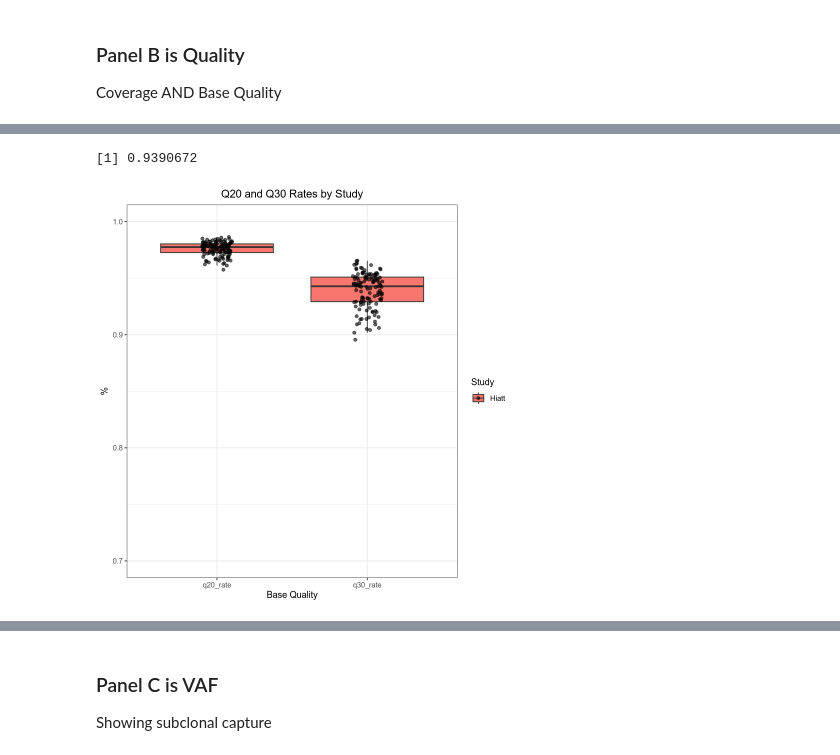
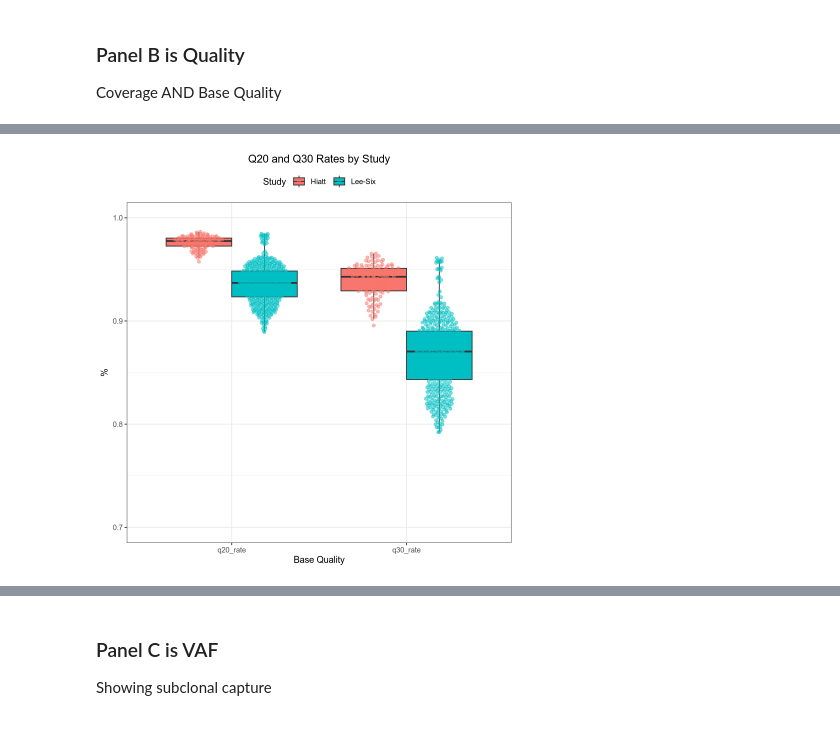
Before and after one commit to laurelhiatt/SEMIColon, a Jupyter notebook: scripts/figures/Figure1.ipynb, the cells around one changed output, grey strips where cells are left out. Saved outputs shown, nothing was run; the diff lists cells and outputs as text; code cells hidden in the pictures.

Commit message:
working on supp figures

```diff
--- a/scripts/figures/Figure1.ipynb
+++ b/scripts/figures/Figure1.ipynb
@@ -209,35 +175,40 @@ summary_stats <- df %>%
     names_to = "Quality_Metric",
     values_to = "Rate"
   )
-# %%
-mean(df_long$Rate[
-  df_long$group == "Hiatt" &
-  df_long$Quality_Metric == "q30_rate"
-], na.rm = TRUE)
-# %% [output]
-[1] 0.9390672
 # %%
-p <- ggplot(subset(df_long, group == "Hiatt"), aes(
+### Q20 and Q30 boxplot with jittered points for Supplementary Figure 1
+library(ggbeeswarm)
+p <- ggplot(df_long, aes(
   x = Quality_Metric,
   y = Rate,
   fill = group
 )) +
-  geom_boxplot(outlier.shape = NA) +
-  geom_jitter(width = 0.1, alpha = 0.6) +
+  geom_boxplot(
+    outlier.shape = NA,
+    position = position_dodge(width = 0.75)
+  ) +
+  geom_quasirandom(
+  aes(color = group),
+  dodge.width = 0.75,
+  alpha = 0.5,
+  size = 1.5
+) +
   coord_cartesian(ylim = c(0.7, 1.0)) +
   labs(
     title = "Q20 and Q30 Rates by Study",
     x = "Base Quality",
     y = "%",
-    fill = "Study"
+    fill = "Study",
+    color = "Study"
   ) +
   theme_bw() +
-  theme(
-    plot.title = element_text(hjust = 0.5)
-  )
+theme(
+  plot.title = element_text(hjust = 0.5),
+  legend.position = "top"
+)
 
 print(p)
 
-ggsave(filename = "Figure1/base_quality.svg", plot = p, width = 6, height = 8, units = "in")
+ggsave(filename = "Supp/SF1base_quality.svg", plot = p, width = 8, height = 8, units = "in")
 # %% [output]
-[figure, old version]
+[figure, new version]
```
Also changed, not shown: parts of 14 cells of this notebook, 8 other files.
